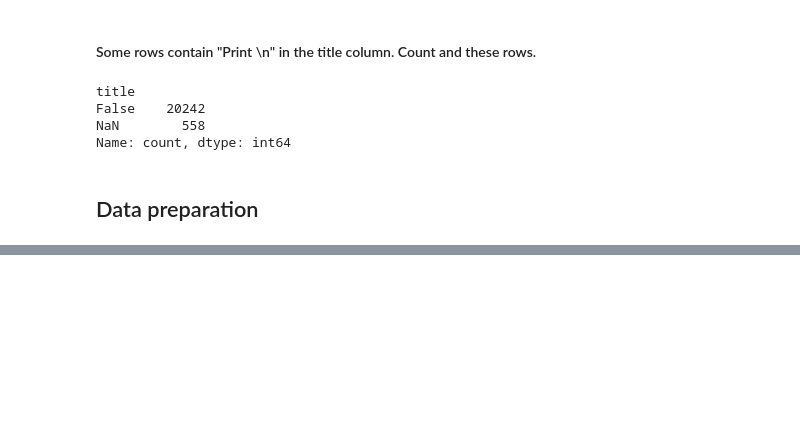
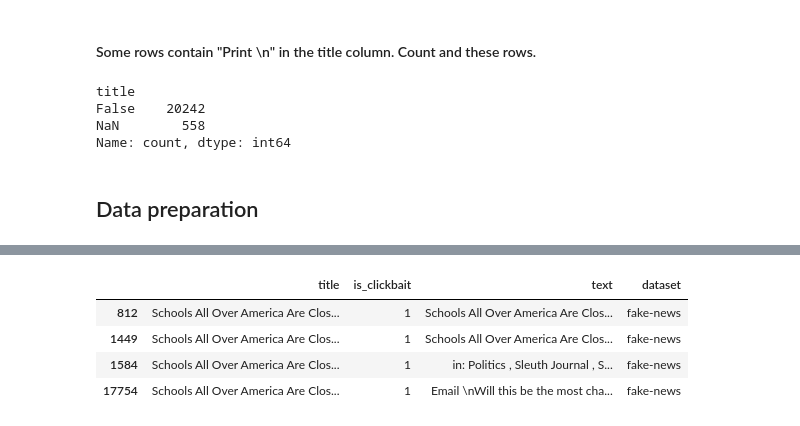
Before and after one commit to amajczyk/ClickbaitDetector, a Jupyter notebook: eda/small1/eda.ipynb, the cells around one changed output, grey strips where cells are left out. Drawn from its saved outputs; the diff is of its cells as text; code cells hidden in the pictures; blank space fills up the shorter version.

```diff
--- a/eda/small1/eda.ipynb
+++ b/eda/small1/eda.ipynb
@@ -123,0 +126,8 @@ df[['title', 'is_clickbait', 'dataset']].to_csv('labeled.csv', index=False)
+# %%
+df[df['title'].str.startswith("Schools All Over America")]
+# %% [output]
+|  | title | is_clickbait | text | dataset |
+| 812 | Schools All Over America Are Clos... | 1 | Schools All Over America Are Clos... | fake-news |
+| 1449 | Schools All Over America Are Clos... | 1 | Schools All Over America Are Clos... | fake-news |
+| 1584 | Schools All Over America Are Clos... | 1 | in: Politics , Sleuth Journal , S... | fake-news |
+| 17754 | Schools All Over America Are Clos... | 1 | Email \nWill this be the most cha... | fake-news |
```
Also changed, not shown: parts of 5 cells of this notebook, 8 other files.
